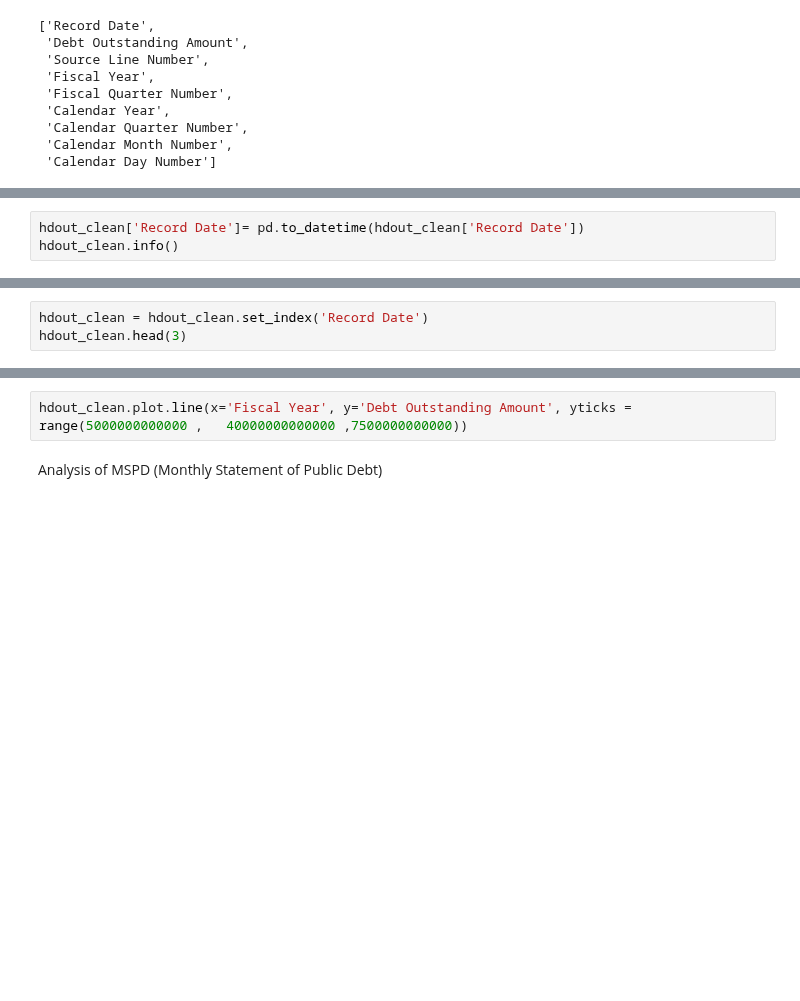
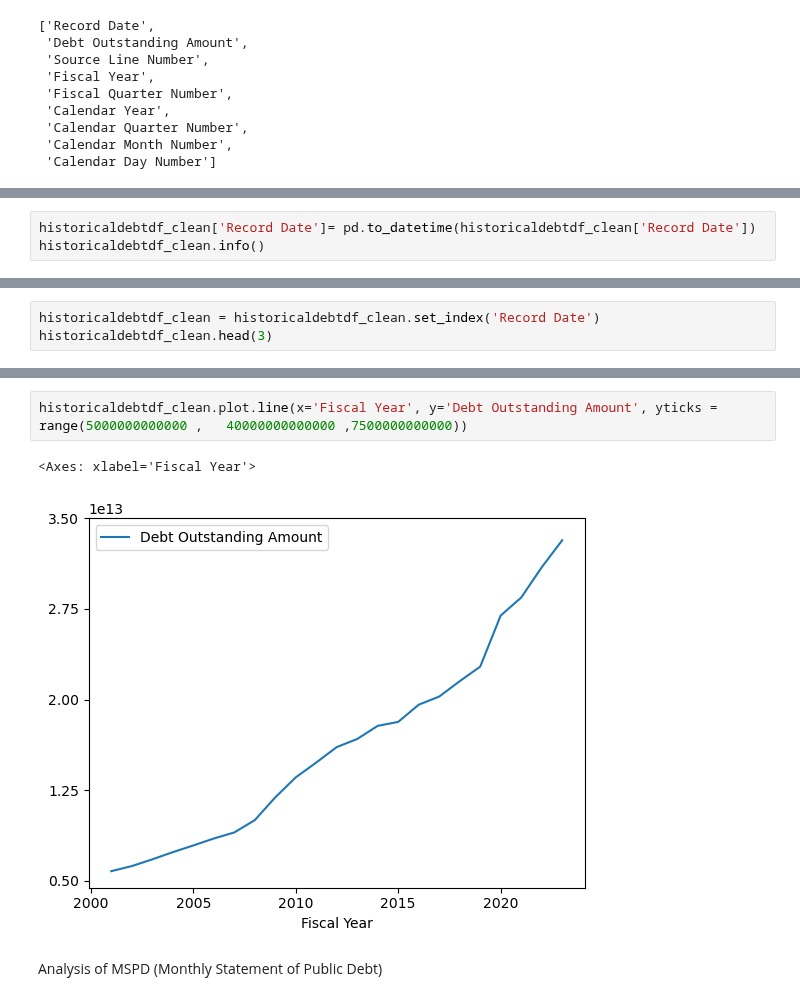
Before and after one commit to felabonte/DataMiningFinalProject, a Jupyter notebook: CS6220_DataMining_FinalProject.ipynb, the cells around one changed output, grey strips where cells are left out. Cells and saved outputs as stored; diff of their text form; blank space fills up the shorter version.

```diff
--- a/CS6220_DataMining_FinalProject.ipynb
+++ b/CS6220_DataMining_FinalProject.ipynb
@@ -460,3 +489,3 @@ hdout_clean.dtypes
 # %%
-hdout_clean['Record Date']= pd.to_datetime(hdout_clean['Record Date'])
-hdout_clean.info()
+historicaldebtdf_clean['Record Date']= pd.to_datetime(historicaldebtdf_clean['Record Date'])
+historicaldebtdf_clean.info()
@@ -463,3 +509,3 @@ hdout_clean.info()
 # %%
-hdout_clean = hdout_clean.set_index('Record Date')
-hdout_clean.head(3)
+historicaldebtdf_clean = historicaldebtdf_clean.set_index('Record Date')
+historicaldebtdf_clean.head(3)
@@ -468,5 +528,8 @@ hdout_clean.index
 # %%
-hdout_clean.plot.line(x='Fiscal Year', y='Debt Outstanding Amount', yticks = range(5000000000000 , 	40000000000000 ,7500000000000))
+historicaldebtdf_clean.plot.line(x='Fiscal Year', y='Debt Outstanding Amount', yticks = range(5000000000000 , 	40000000000000 ,7500000000000))
+# %% [output]
+<Axes: xlabel='Fiscal Year'>
+[figure, added]
 # %% [markdown]
 Analysis of MSPD (Monthly Statement of Public Debt)
 # %%
```
Also changed, not shown: parts of 11 cells of this notebook.
